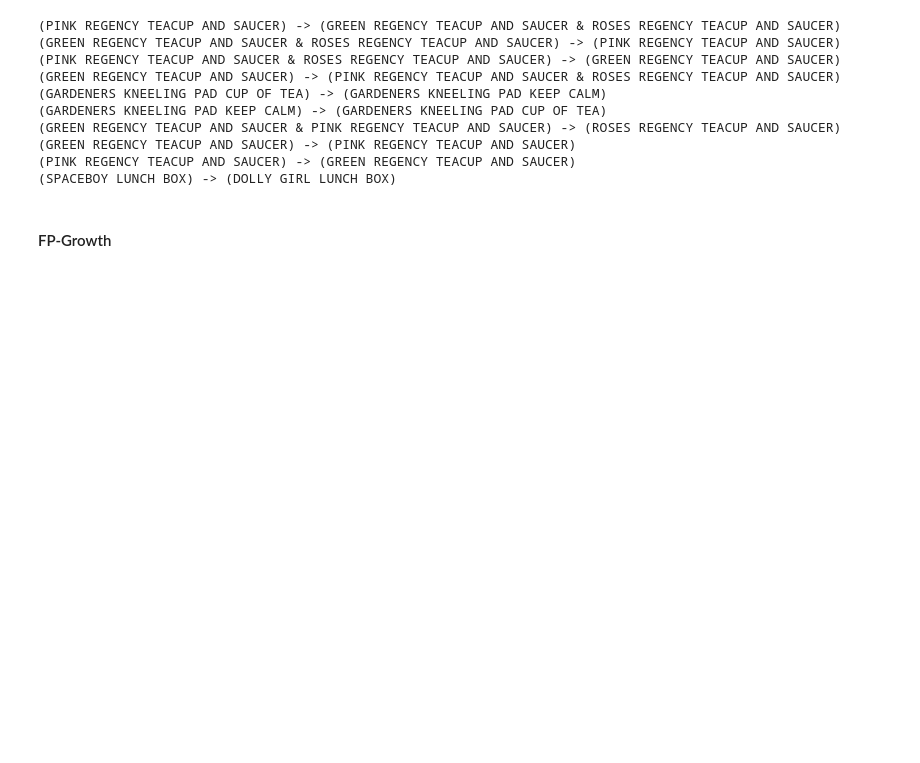
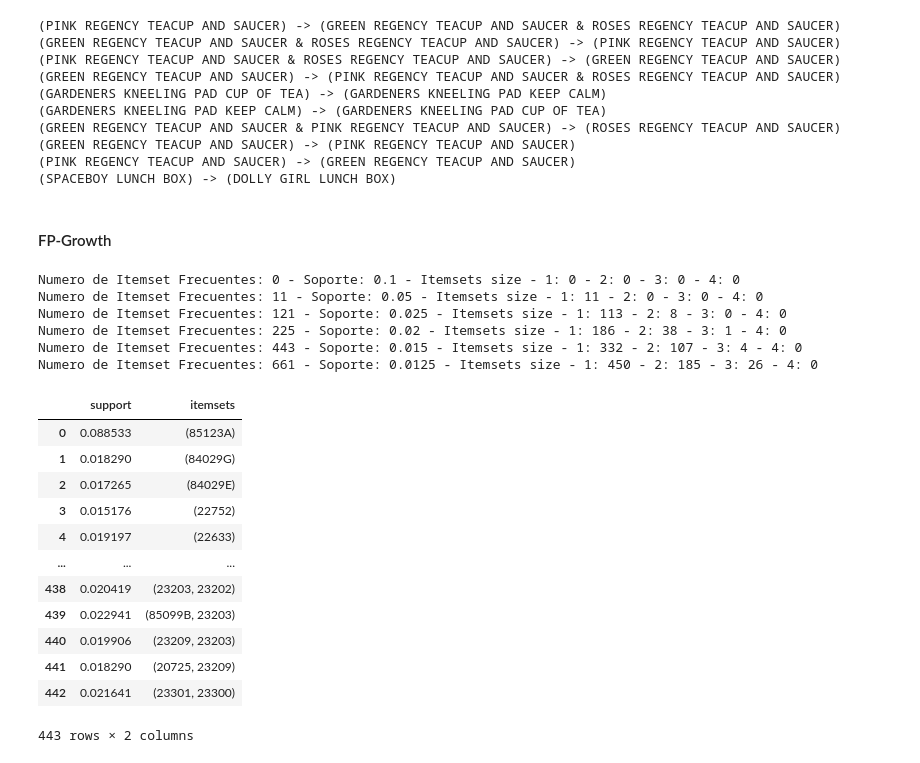
Before and after one commit to jmarrietar/mineria-de-datos, a Jupyter notebook: [Proyecto] Asociación.ipynb, the cells around one changed output. Drawn from its saved outputs; the diff is of its cells as text; code cells hidden in the pictures; blank space fills up the shorter version.

```diff
--- a/[Proyecto] Asociación.ipynb
+++ b/[Proyecto] Asociación.ipynb
@@ -352,5 +346,46 @@ print_rules(rules.sort_values(["lift"], ascending=[False])[0:20])
 (SPACEBOY LUNCH BOX) -> (DOLLY GIRL LUNCH BOX)
 # %% [markdown]
 #### FP-Growth
+# %%
+# Statistics
+MIN_SUPPORT = 0.1
+get_fpgrowth_statistics(df, MIN_SUPPORT)
+
+MIN_SUPPORT = 0.05
+get_fpgrowth_statistics(df, MIN_SUPPORT)
+
+MIN_SUPPORT = 0.025
+get_fpgrowth_statistics(df, MIN_SUPPORT)
+
+MIN_SUPPORT = 0.02
+get_fpgrowth_statistics(df, MIN_SUPPORT)
+
+MIN_SUPPORT = 0.015
+get_fpgrowth_statistics(df, MIN_SUPPORT)
+
+MIN_SUPPORT = 0.0125
+get_fpgrowth_statistics(df, MIN_SUPPORT)
+# %% [output]
+Numero de Itemset Frecuentes: 0 - Soporte: 0.1 - Itemsets size - 1: 0 - 2: 0 - 3: 0 - 4: 0
+Numero de Itemset Frecuentes: 11 - Soporte: 0.05 - Itemsets size - 1: 11 - 2: 0 - 3: 0 - 4: 0
+Numero de Itemset Frecuentes: 121 - Soporte: 0.025 - Itemsets size - 1: 113 - 2: 8 - 3: 0 - 4: 0
+Numero de Itemset Frecuentes: 225 - Soporte: 0.02 - Itemsets size - 1: 186 - 2: 38 - 3: 1 - 4: 0
+Numero de Itemset Frecuentes: 443 - Soporte: 0.015 - Itemsets size - 1: 332 - 2: 107 - 3: 4 - 4: 0
+Numero de Itemset Frecuentes: 661 - Soporte: 0.0125 - Itemsets size - 1: 450 - 2: 185 - 3: 26 - 4: 0
 # %%
-frequent_itemsets = fpgrowth(df, min_support=soporte, use_colnames=True)
+frequent_itemsets = fpgrowth(df, min_support=0.015, use_colnames=True)
+frequent_itemsets
+# %% [output]
+|  | support | itemsets |
+| 0 | 0.088533 | (85123A) |
+| 1 | 0.018290 | (84029G) |
+| 2 | 0.017265 | (84029E) |
+| 3 | 0.015176 | (22752) |
+| 4 | 0.019197 | (22633) |
+| ... | ... | ... |
+| 438 | 0.020419 | (23203, 23202) |
+| 439 | 0.022941 | (85099B, 23203) |
+| 440 | 0.019906 | (23209, 23203) |
+| 441 | 0.018290 | (20725, 23209) |
+| 442 | 0.021641 | (23301, 23300) |
+443 rows × 2 columns
```
Also changed, not shown: parts of 15 cells of this notebook.
